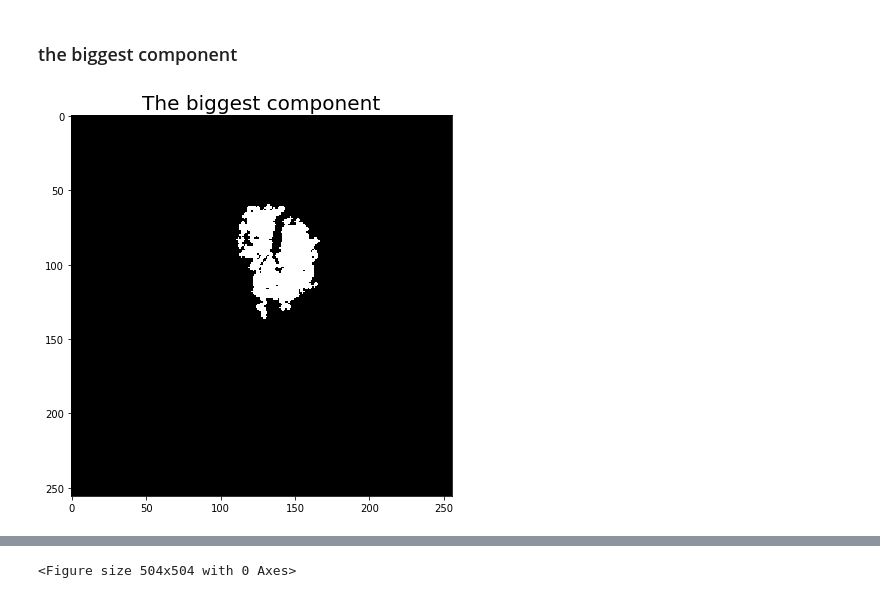
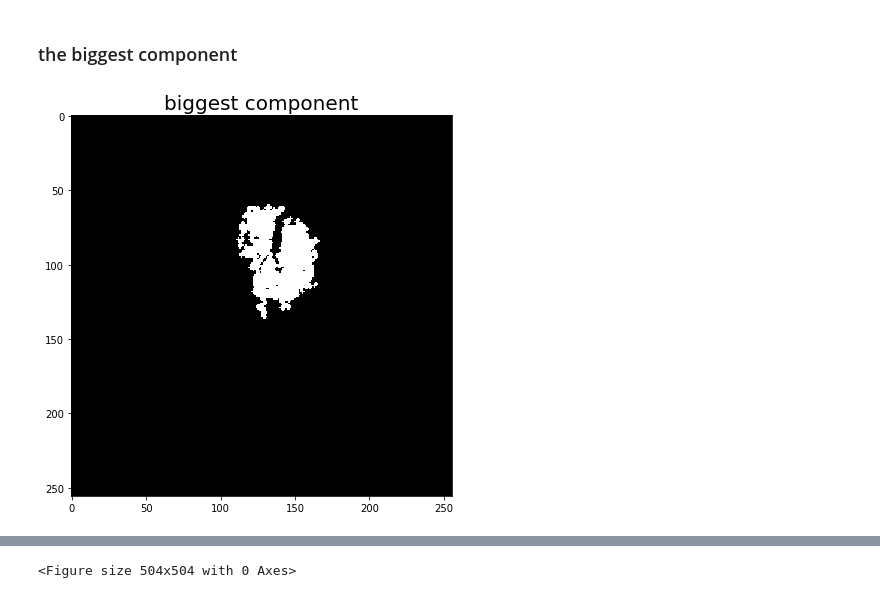
Before and after one commit to Lavton/EDP_reveal, a Jupyter notebook: Coronal_Dimmings.ipynb, the cells around one changed output, grey strips where cells are left out. Cells and saved outputs as stored; diff of their text form; code cells hidden in the pictures.

```diff
--- a/Coronal_Dimmings.ipynb
+++ b/Coronal_Dimmings.ipynb
@@ -317,11 +319,11 @@ def black_if(img, comp, predicate):
 c = count_pix(comp_imag).most_common()
 new_img = (np.array([comp_imag == c[1][0]]).astype("int16")*255)[0]
 # %%
-plt.title("The biggest component", fontsize=20)
+plt.title("biggest component", fontsize=20)
 plt.imshow(new_img, "gray")
 plt.show()
 # %% [output]
-[figure, old version]
+[figure, new version]
 # %%
 final_new_images = []
 for f, data in zip(onlyfiles, components_images):
```
Also changed, not shown: parts of 14 cells of this notebook, 37 other files.
